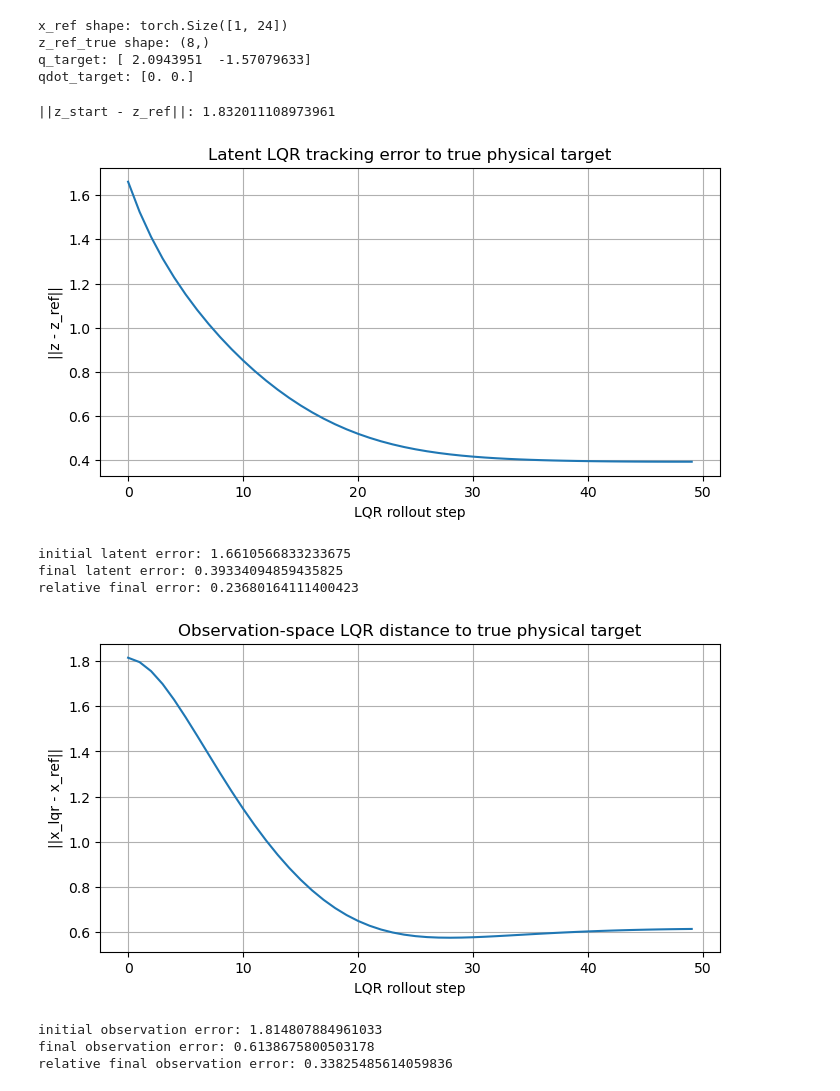
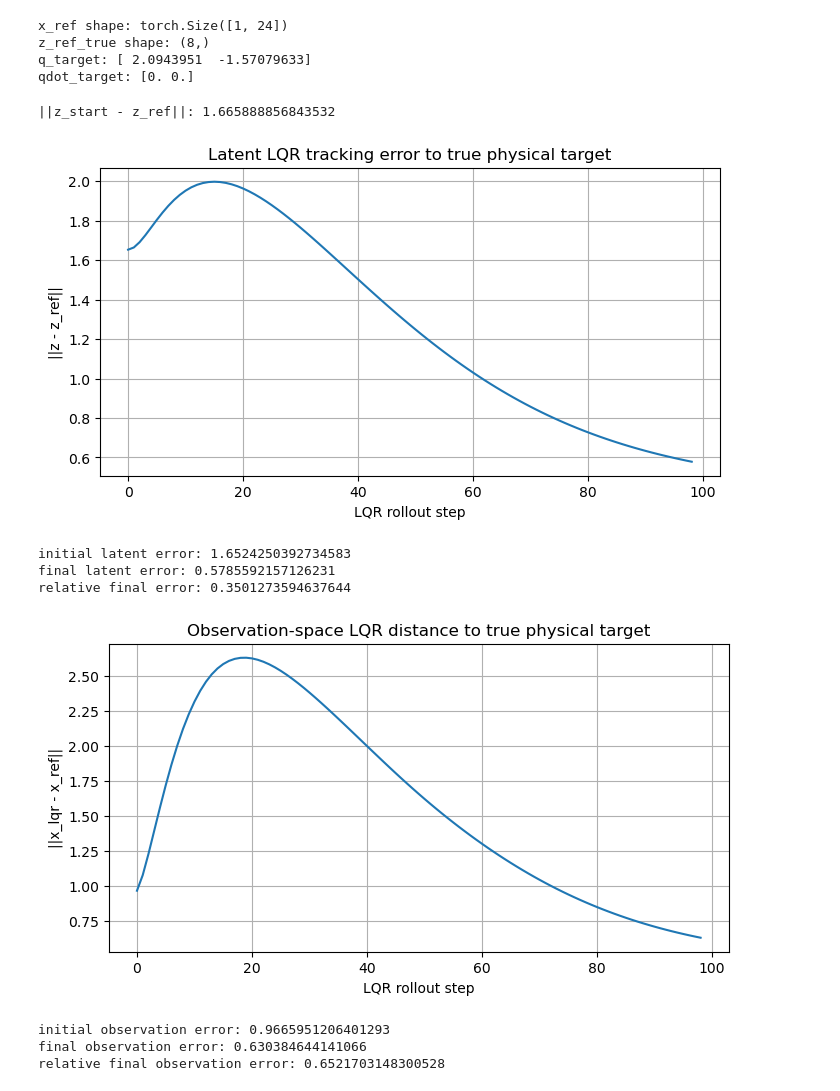
Before and after one commit to kiranThyagarajan/master-thesis, a Jupyter notebook: src/koopman-markers.ipynb, the cells around one changed output. Drawn from its saved outputs; the diff is of its cells as text; code cells hidden in the pictures.

Commit message:
added hot start

```diff
--- a/src/koopman-markers.ipynb
+++ b/src/koopman-markers.ipynb
@@ -98,8 +104,8 @@ class Autoencoder(nn.Module):
         return x_recon
 # %%
 autoencoder = Autoencoder(feature_dim, hidden_layers, latent_dim).to(device=device, dtype=torch.float64)
-#autoencoder.load_state_dict(torch.load("koopman_autoencoder_closed.pth", map_location=device))
-#autoencoder.eval()
+autoencoder.load_state_dict(torch.load("koopman_autoencoder_closed.pth", map_location=device))
+autoencoder.eval()
 print(autoencoder)
 # %% [output]
 Autoencoder(
@@ -398,0 +453,5 @@ plt.show()
+# %%
+A_hot, B_hot = fit_global_AB_least_squares(autoencoder, train_dataloader, device=device, lam=0)
+
+print("A_hot shape:", A_hot.shape)
+print("B_hot shape:", B_hot.shape)
@@ -399,3 +461,26 @@ plt.show()
+# %%
+def rollout_hot_start(A, B, z_start, controls):
+    """
+    A: [latent_dim, latent_dim]
+    B: [latent_dim, control_dim]
+    z_start: [batch, latent_dim]
+    controls: [batch, pred_steps, control_dim]
+
+    returns:
+        z_pred: [batch, pred_steps, latent_dim]
+    """
+
+    z_current = z_start
+    z_preds = []
+
+    for t in range(controls.shape[1]):
+        u = controls[:, t, :]
+
+        z_current = z_current @ A.T + u @ B.T
+
+        z_preds.append(z_current)
+
+    return torch.stack(z_preds, dim=1)
 # %%
 root = Path.cwd().resolve().parents[0]
 val_dir = root / "data" / "val"
@@ -536,17 +614,16 @@ def latent_lqr_rollout(A, B, z_start, z_ref, u_ref, K, steps, u_clip=None):
 
     return np.stack(z_preds), np.stack(u_preds)
 # %%
-m = 50
-
 autoencoder.eval()
 with torch.no_grad():
-    A, B, z = compute_AB_DMD_from_trajectory(autoencoder, trajectory, controls, m)
+    z = autoencoder.encoder(trajectory)
 
-A0 = A[0].detach().cpu().numpy()
-B0 = B[0].detach().cpu().numpy()
+A0 = A_hot.detach().cpu().numpy()
+B0 = B_hot.detach().cpu().numpy()
 z_np = z[0].detach().cpu().numpy()
 
-z_start = z_np[m - 1]
+# hot start from first state
+z_start = z_np[0]
 z_ref = z_ref_true
 
 print("||z_start - z_ref||:", np.linalg.norm(z_start - z_ref))
@@ -558,7 +635,7 @@ R = 1e-2 * np.eye(B0.shape[1])
 
 K = discrete_lqr_gain(A0, B0, Q, R)
 
-z_lqr, u_lqr = latent_lqr_rollout(A0, B0, z_start, z_ref, u_ref, K, steps=trajectory.shape[1] - m, u_clip=None)
+z_lqr, u_lqr = latent_lqr_rollout(A0, B0, z_start, z_ref, u_ref, K, steps=trajectory.shape[1] - 1, u_clip=None)
 
 z_lqr_torch = torch.from_numpy(z_lqr).to(device=device, dtype=torch.float64).unsqueeze(0)
 
@@ -568,39 +645,39 @@ with torch.no_grad():
 latent_error = np.linalg.norm(z_lqr - z_ref[None, :], axis=1)
 
 plt.figure(figsize=(8, 4))
 plt.plot(latent_error)
 plt.xlabel("LQR rollout step")
 plt.ylabel("||z - z_ref||")
 plt.title("Latent LQR tracking error to true physical target")
 plt.grid(True)
 plt.show()
 
 print("initial latent error:", latent_error[0])
 print("final latent error:", latent_error[-1])
 print("relative final error:", latent_error[-1] / latent_error[0])
 
 x_lqr_np = x_lqr.squeeze(0).detach().cpu().numpy()
 x_ref_np_eval = x_ref.squeeze(0).detach().cpu().numpy()
 obs_error_lqr = np.linalg.norm(x_lqr_np - x_ref_np_eval[None, :], axis=1)
 
 plt.figure(figsize=(8, 4))
 plt.plot(obs_error_lqr)
 plt.xlabel("LQR rollout step")
 plt.ylabel("||x_lqr - x_ref||")
 plt.title("Observation-space LQR distance to true physical target")
 plt.grid(True)
 plt.show()
 
 print("initial observation error:", obs_error_lqr[0])
 print("final observation error:", obs_error_lqr[-1])
 print("relative final observation error:", obs_error_lqr[-1] / obs_error_lqr[0])
 # %% [output]
-||z_start - z_ref||: 1.832011108973961
+||z_start - z_ref||: 1.665888856843532
-[figure, old version]
+[figure, new version]
-initial latent error: 1.6610566833233675
-final latent error: 0.39334094859435825
-relative final error: 0.23680164111400423
+initial latent error: 1.6524250392734583
+final latent error: 0.5785592157126231
+relative final error: 0.3501273594637644
-[figure, old version]
+[figure, new version]
-initial observation error: 1.814807884961033
-final observation error: 0.6138675800503178
-relative final observation error: 0.33825485614059836
+initial observation error: 0.9665951206401293
+final observation error: 0.630384644141066
+relative final observation error: 0.6521703148300528
```
Also changed, not shown: parts of 6 cells of this notebook.
